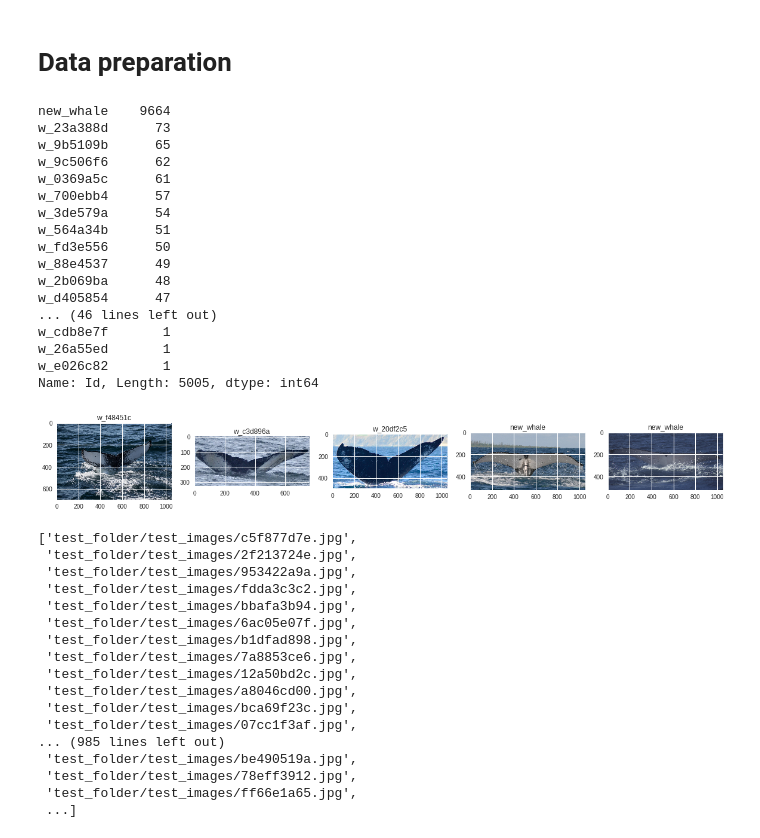
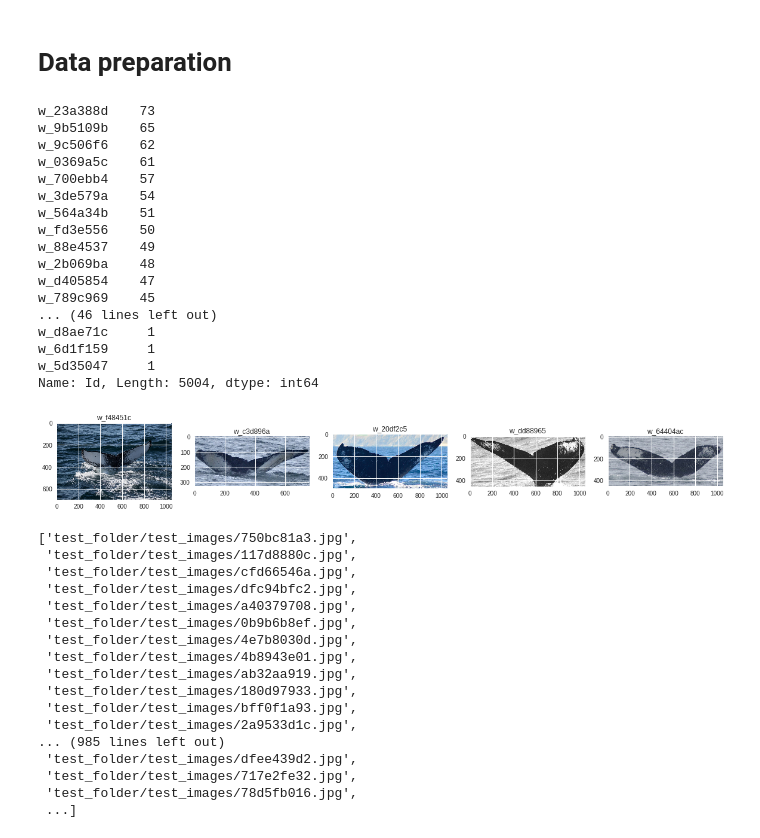
Before and after one commit to Zundock/Deep-whaling, a Jupyter notebook: deep_learning_final_project.ipynb, the cells around one changed output. Drawn from its saved outputs; the diff is of its cells as text; code cells hidden in the pictures.

```diff
--- a/deep_learning_final_project.ipynb
+++ b/deep_learning_final_project.ipynb
@@ -104,38 +100,42 @@ Downloading train.zip to /content
 # Data preparation
 # %%
 train_df = pd.read_csv("./train.csv")
+
+seq = train_df['Id'] != 'new_whale'
+train_df = train_df[seq]
+
 img_path = './train/'
 
 #get the first 5 whale images
 images = [(whale_img, whale_label) for (whale_img, whale_label) in zip(train_df.Image[:5], train_df.Id[:5])]
 
 fig, m_axs = plt.subplots(1, len(images), figsize = (20, 10))
 #show the images and label them
 for ii, c_ax in enumerate(m_axs):
     c_ax.imshow(imread(os.path.join(img_path,images[ii][0])))
     c_ax.set_title(images[ii][1])
 
 #how many photos of each whail
 train_df.Id.value_counts()
 # %% [output]
-new_whale    9664
-w_23a388d      73
-w_9b5109b      65
-w_9c506f6      62
-w_0369a5c      61
-w_700ebb4      57
-w_3de579a      54
-w_564a34b      51
-w_fd3e556      50
-w_88e4537      49
-w_2b069ba      48
-w_d405854      47
+w_23a388d    73
+w_9b5109b    65
+w_9c506f6    62
+w_0369a5c    61
+w_700ebb4    57
+w_3de579a    54
+w_564a34b    51
+w_fd3e556    50
+w_88e4537    49
+w_2b069ba    48
+w_d405854    47
+w_789c969    45
 ... (46 lines left out)
-w_cdb8e7f       1
-w_26a55ed       1
-w_e026c82       1
-Name: Id, Length: 5005, dtype: int64
+w_d8ae71c     1
+w_6d1f159     1
+w_5d35047     1
+Name: Id, Length: 5004, dtype: int64
-[figure, old version]
+[figure, new version]
 # %%
 # Make test directory
 
@@ -147,27 +147,27 @@ if not os.path.exists('./test_folder'):
   os.mkdir('./test_folder/test_images')
 
 # copy subdirectory example
-fromDirectory = img_path
+fromDirectory = './test'
 toDirectory = "test_folder/test_images"
 
 copy_tree(fromDirectory, toDirectory, verbose=1)
 # %% [output]
-['test_folder/test_images/c5f877d7e.jpg',
- 'test_folder/test_images/2f213724e.jpg',
- 'test_folder/test_images/953422a9a.jpg',
- 'test_folder/test_images/fdda3c3c2.jpg',
- 'test_folder/test_images/bbafa3b94.jpg',
- 'test_folder/test_images/6ac05e07f.jpg',
- 'test_folder/test_images/b1dfad898.jpg',
- 'test_folder/test_images/7a8853ce6.jpg',
- 'test_folder/test_images/12a50bd2c.jpg',
- 'test_folder/test_images/a8046cd00.jpg',
- 'test_folder/test_images/bca69f23c.jpg',
- 'test_folder/test_images/07cc1f3af.jpg',
+['test_folder/test_images/750bc81a3.jpg',
+ 'test_folder/test_images/117d8880c.jpg',
+ 'test_folder/test_images/cfd66546a.jpg',
+ 'test_folder/test_images/dfc94bfc2.jpg',
+ 'test_folder/test_images/a40379708.jpg',
+ 'test_folder/test_images/0b9b6b8ef.jpg',
+ 'test_folder/test_images/4e7b8030d.jpg',
+ 'test_folder/test_images/4b8943e01.jpg',
+ 'test_folder/test_images/ab32aa919.jpg',
+ 'test_folder/test_images/180d97933.jpg',
+ 'test_folder/test_images/bff0f1a93.jpg',
+ 'test_folder/test_images/2a9533d1c.jpg',
 ... (985 lines left out)
- 'test_folder/test_images/be490519a.jpg',
- 'test_folder/test_images/78eff3912.jpg',
- 'test_folder/test_images/ff66e1a65.jpg',
+ 'test_folder/test_images/dfee439d2.jpg',
+ 'test_folder/test_images/717e2fe32.jpg',
+ 'test_folder/test_images/78d5fb016.jpg',
  ...]
 # %%
 #Image size
```
Also changed, not shown: parts of 10 cells of this notebook.
